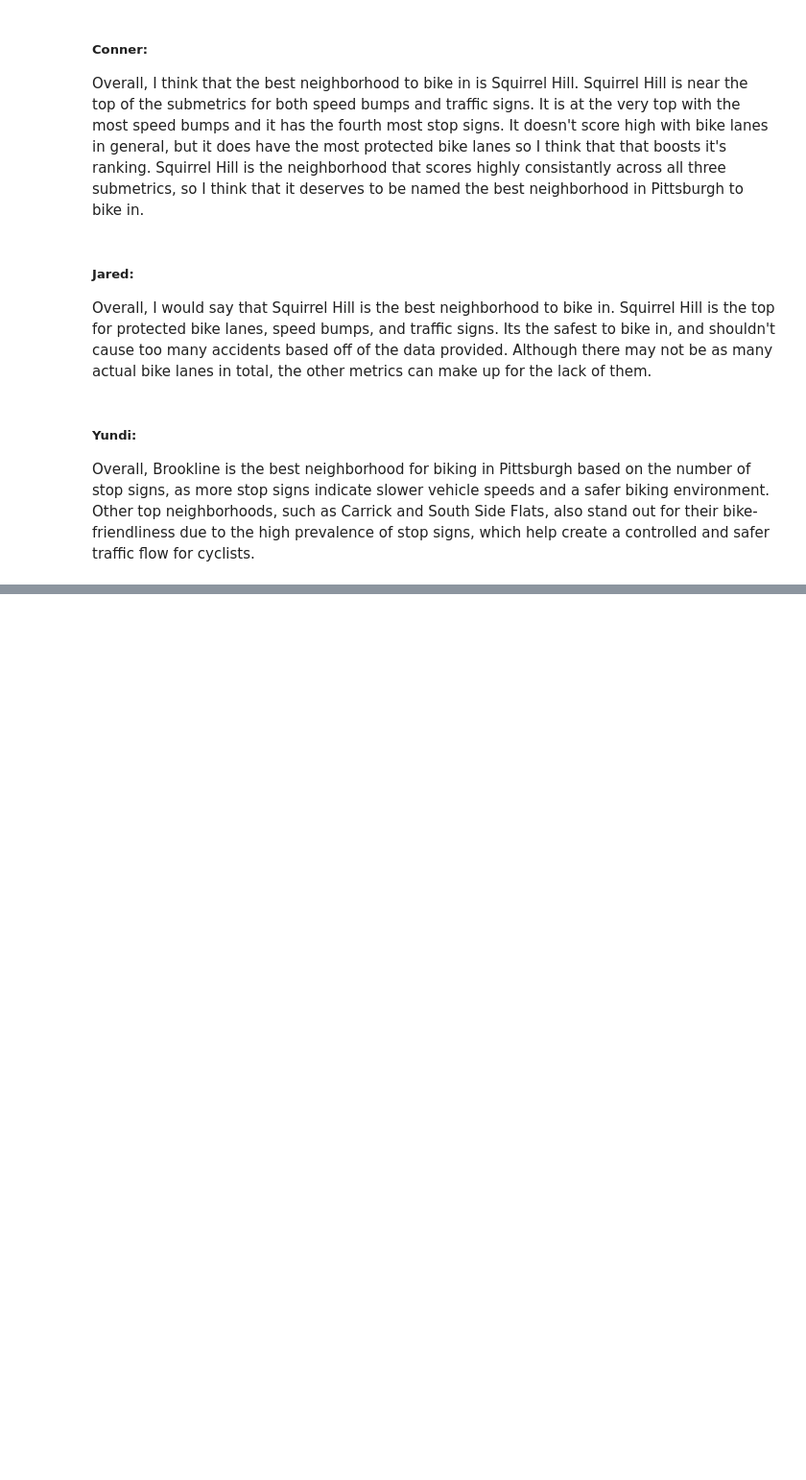
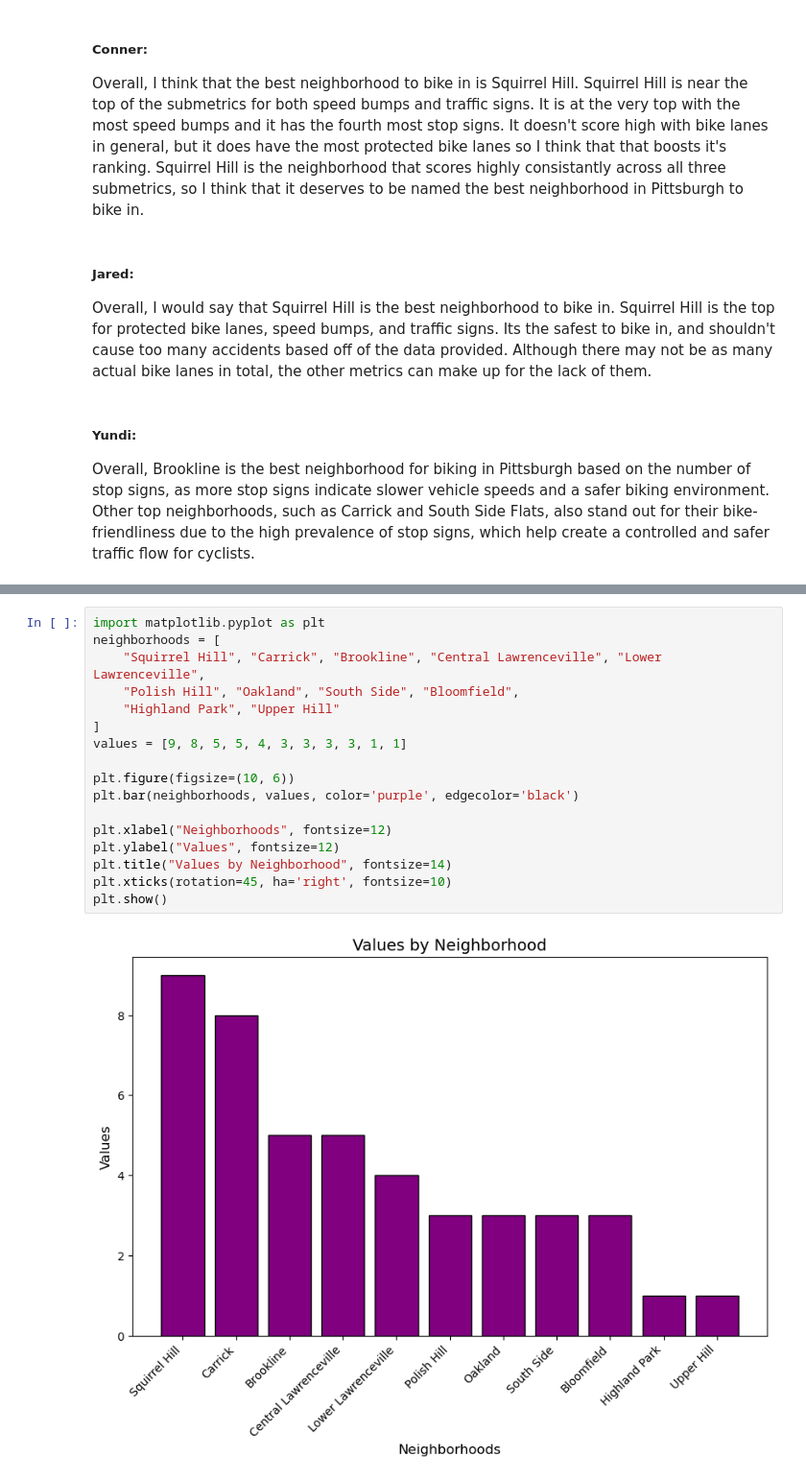
Before and after one commit to szorroxx/Final10, a Jupyter notebook: finalNotebook.ipynb, the cells around one changed output, grey strips where cells are left out. Shown at 96% size. Saved outputs shown, nothing was run; the diff lists cells and outputs as text; blank space fills up the shorter version.

```diff
--- a/finalNotebook.ipynb
+++ b/finalNotebook.ipynb
@@ -410,0 +415,19 @@ Overall, Brookline is the best neighborhood for biking in Pittsburgh based on th
+# %%
+import matplotlib.pyplot as plt
+neighborhoods = [
+    "Squirrel Hill", "Carrick", "Brookline", "Central Lawrenceville", "Lower Lawrenceville",
+    "Polish Hill", "Oakland", "South Side", "Bloomfield",
+    "Highland Park", "Upper Hill"
+]
+values = [9, 8, 5, 5, 4, 3, 3, 3, 3, 1, 1]
+
+plt.figure(figsize=(10, 6))
+plt.bar(neighborhoods, values, color='purple', edgecolor='black')
+
+plt.xlabel("Neighborhoods", fontsize=12)
+plt.ylabel("Values", fontsize=12)
+plt.title("Values by Neighborhood", fontsize=14)
+plt.xticks(rotation=45, ha='right', fontsize=10)
+plt.show()
+# %% [output]
+[figure, added]
```
Also changed, not shown: parts of 3 cells of this notebook.
